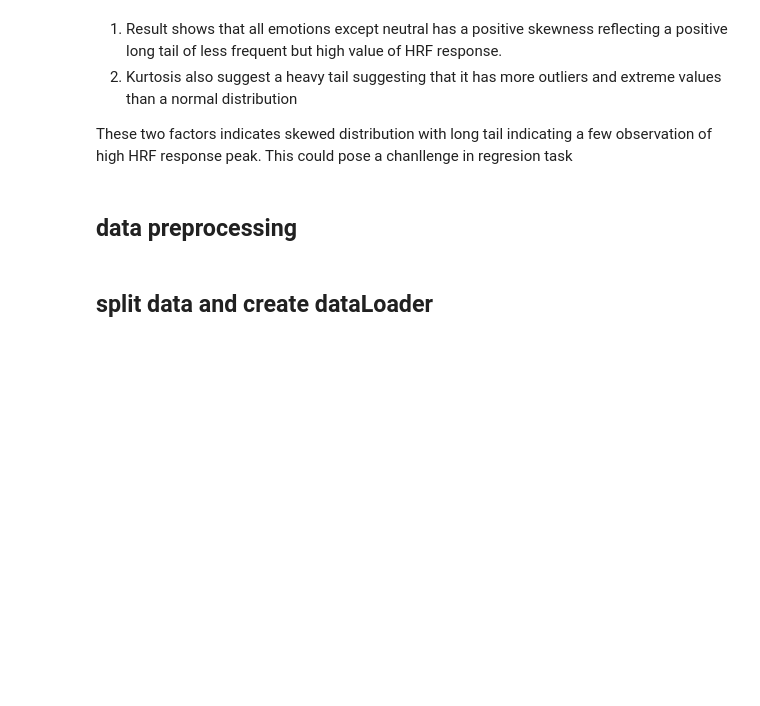
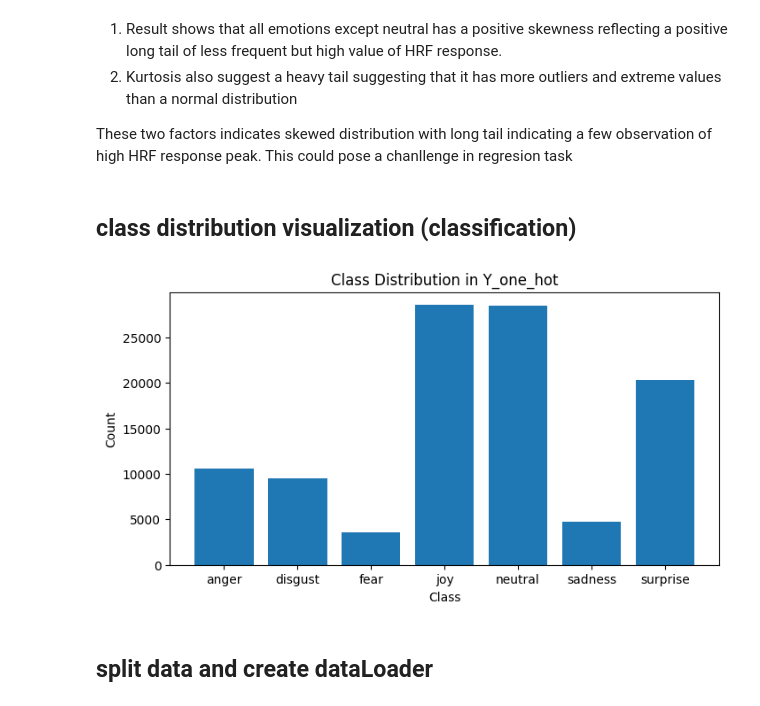
Before and after one commit to Jirapong2442/fMRI-Emotion-Analysis, a Jupyter notebook: get_regressor.ipynb, the cells around one changed output. Saved outputs shown, nothing was run; the diff lists cells and outputs as text; code cells hidden in the pictures; blank space fills up the shorter version.

```diff
--- a/get_regressor.ipynb
+++ b/get_regressor.ipynb
@@ -306,12 +305,17 @@ windowed_X_mm.shape, Y_windowed_mm.shape
 # %% [output]
 ((20, 5283, 1163, 32), (20, 5283, 7))
 # %%
+from sklearn.preprocessing import OneHotEncoder
 Y_windowed = np.array(Y_windowed_mm)
 Y_one_class = np.argmax(Y_windowed, axis=-1)[:, :, np.newaxis]
+
+encoder = OneHotEncoder(sparse_output=False)
+Y_one_hot = encoder.fit_transform(Y_one_class.reshape(-1, 1)).reshape(Y_one_class.shape[0], Y_one_class.shape[1], -1)
+
 n_subjects ,n_windows, n_classes = Y_one_class.shape
-y_one_class_file ='Y_windowed_oneclass.dat'
-Y_one_class_mm = np.memmap(y_one_class_file, dtype=np.float32, mode='w+', shape=(n_subjects ,n_windows, n_classes))
-Y_one_class_mm[:] = Y_one_class[:]
+y_one_hot_file ='Y_windowed_oneclass.dat'
+Y_class = np.memmap(y_one_hot_file, dtype=np.float32, mode='w+', shape=(n_subjects ,n_windows, n_classes))
+Y_class[:] = Y_one_class[:]
 # %% [markdown]
 ## independent / response variable distribution visualization
 # %%
@@ -362,8 +366,20 @@ Kurtosis: [[nan nan nan ... nan nan nan]
 
 
 These two factors indicates skewed distribution with long tail indicating a few observation of high HRF response peak. This could pose a chanllenge in regresion task
-# %% [markdown]
-## data preprocessing
+# %% [markdown]
+## class distribution visualization (classification)
+# %%
+class_counts = Y_one_hot.sum(axis=(0, 1))
+class_names = ['anger', 'disgust', 'fear', 'joy', 'neutral', 'sadness', 'surprise']
+
+plt.figure(figsize=(8, 4))
+plt.bar(class_names, class_counts)
+plt.xlabel("Class")
+plt.ylabel("Count")
+plt.title("Class Distribution in Y_one_hot")
+plt.show()
+# %% [output]
+[figure, added]
 # %% [markdown]
 ## split data and create dataLoader
 # %%
```
Also changed, not shown: parts of 11 cells of this notebook, 1 other file.
